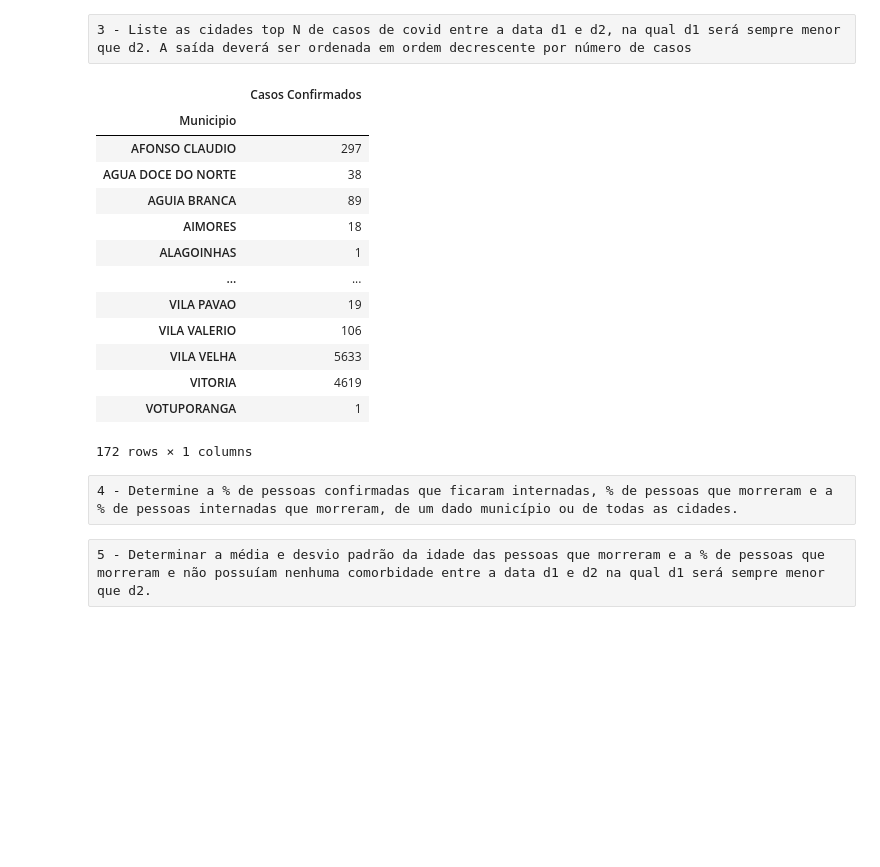
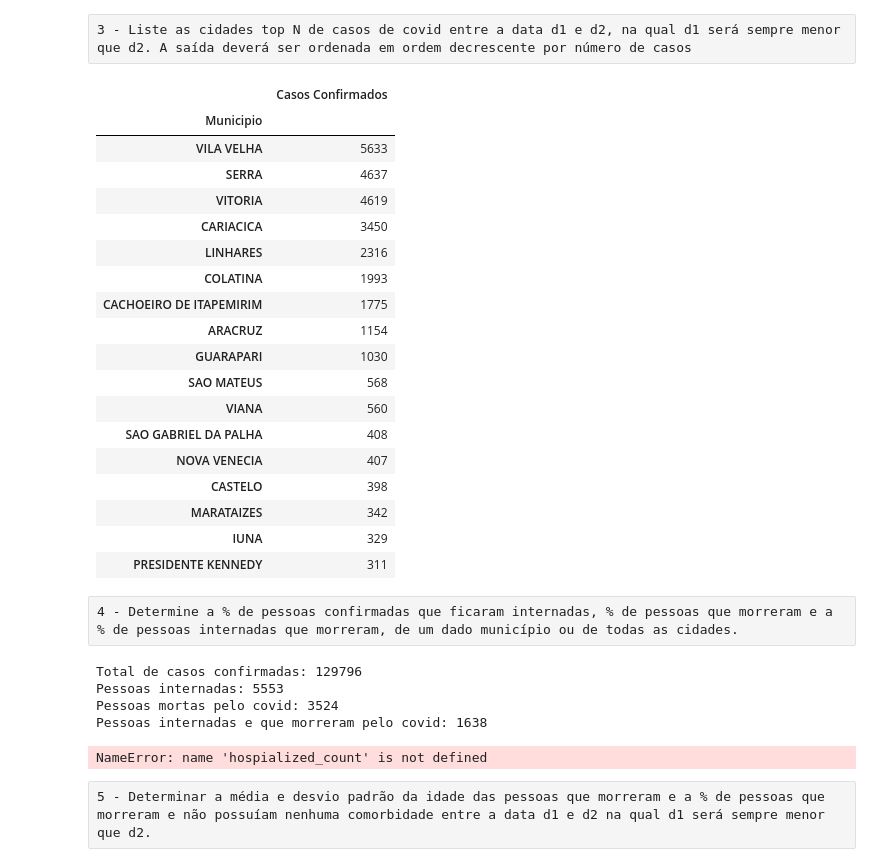
Before and after one commit to Lucas-Castro-de-Rezende/covid-panel, a Jupyter notebook: covid-panel.ipynb, the cells around one changed output. Saved outputs shown, nothing was run; the diff lists cells and outputs as text; code cells hidden in the pictures; blank space fills up the shorter version.

Commit message:
Exercício covid

```diff
--- a/covid-panel.ipynb
+++ b/covid-panel.ipynb
@@ -65,23 +80,59 @@ Número de casos entre as datas 2020-05-31 e 2020-06-30 : 37123
 3 - Liste as cidades top N de casos de covid entre a data d1 e d2, na qual d1 será sempre menor que d2. A saída deverá ser ordenada em ordem decrescente por número de casos
 # %%
 confirmed_per_city = confirmed_in_date.groupby(by="Municipio").size().to_frame("Casos Confirmados")
-confirmed_per_city.sort_values(by="Casos Confirmados", ascending=False).to_csv("./confirmed_N_cases_in_date.csv")
+confirmed_per_city.sort_values(by="Casos Confirmados", ascending=False, inplace=True)
+confirmed_per_city = confirmed_per_city[confirmed_per_city["Casos Confirmados"] >= N]
+confirmed_per_city.to_csv("./confirmed_N_cases_in_date.csv")
 confirmed_per_city
 # %% [output]
 |  | Casos Confirmados |
 | Municipio |  |
-| AFONSO CLAUDIO | 297 |
-| AGUA DOCE DO NORTE | 38 |
-| AGUIA BRANCA | 89 |
-| AIMORES | 18 |
-| ALAGOINHAS | 1 |
-| ... | ... |
-| VILA PAVAO | 19 |
-| VILA VALERIO | 106 |
 | VILA VELHA | 5633 |
+| SERRA | 4637 |
 | VITORIA | 4619 |
-| VOTUPORANGA | 1 |
+| CARIACICA | 3450 |
+| LINHARES | 2316 |
+| COLATINA | 1993 |
+| CACHOEIRO DE ITAPEMIRIM | 1775 |
+| ARACRUZ | 1154 |
+| GUARAPARI | 1030 |
+| SAO MATEUS | 568 |
+| VIANA | 560 |
+| SAO GABRIEL DA PALHA | 408 |
+| NOVA VENECIA | 407 |
+| CASTELO | 398 |
+| MARATAIZES | 342 |
+| IUNA | 329 |
+| PRESIDENTE KENNEDY | 311 |
-172 rows × 1 columns
 # %% [raw]
 4 - Determine a % de pessoas confirmadas que ficaram internadas, % de pessoas que morreram e a % de pessoas internadas que morreram, de um dado município ou de todas as cidades.
+# %%
+hospitalized = covid_data[covid_data["FicouInternado"] == "Sim"]
+hospitalized_count = hospitalized.values.shape[0]
+dead_by_covid = covid_data[covid_data["Evolucao"] == "Óbito pelo COVID-19"]
+dead_by_covid_count = dead_by_covid.values.shape[0]
+total_confirmed_count = confirmed.values.shape[0]
+
+hospitalized_dead = hospitalized[hospitalized["Evolucao"] == "Óbito pelo COVID-19"]
+hospitalized_dead_count = hospitalized_dead.values.shape[0]
+
+print("Total de casos confirmadas:", total_confirmed_count)
+print("Pessoas internadas:", hospitalized_count)
+print("Pessoas mortas pelo covid:", dead_by_covid_count)
+print("Pessoas internadas e que morreram pelo covid:", hospitalized_dead_count)
+
+percent_hospitalized = (hospitalized_count / total_confirmed_count) * 100
+percent_dead = (dead_by_covid_count / total_confirmed_count) * 100
+percent_hospitalized_dead = (hospitalized_dead_count / dead_by_covid_count) * 100
+
+print("% internadas em relação a confirmadas: {:.2f}%".format(percent_hospitalized))
+print("% mortas em relação a confirmadas: {:.2f}%".format(percent_dead))
+
+print("% internadas mortas em relação as internadas: {:.2f}%".format(percent_hospitalized_dead))
+# %% [output]
+Total de casos confirmadas: 129796
+Pessoas internadas: 5553
+Pessoas mortas pelo covid: 3524
+Pessoas internadas e que morreram pelo covid: 1638
+NameError: name 'hospialized_count' is not defined
 # %% [raw]
```
Also changed, not shown: parts of 3 cells of this notebook, 1 other file.
